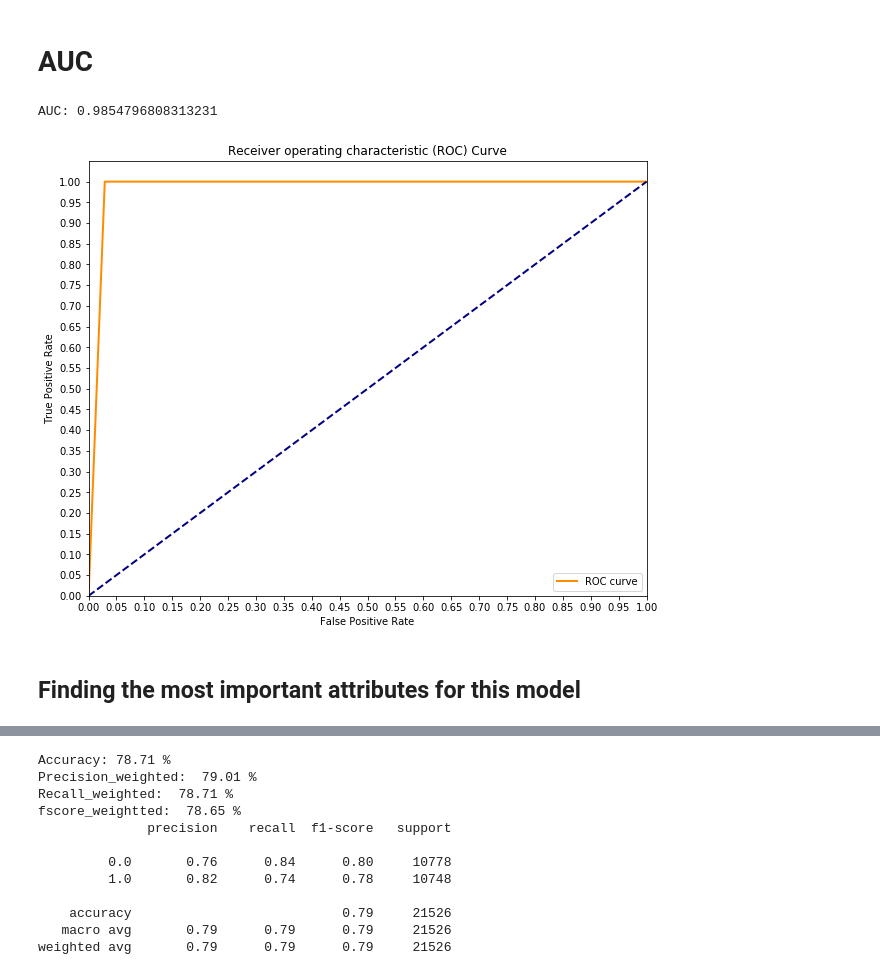
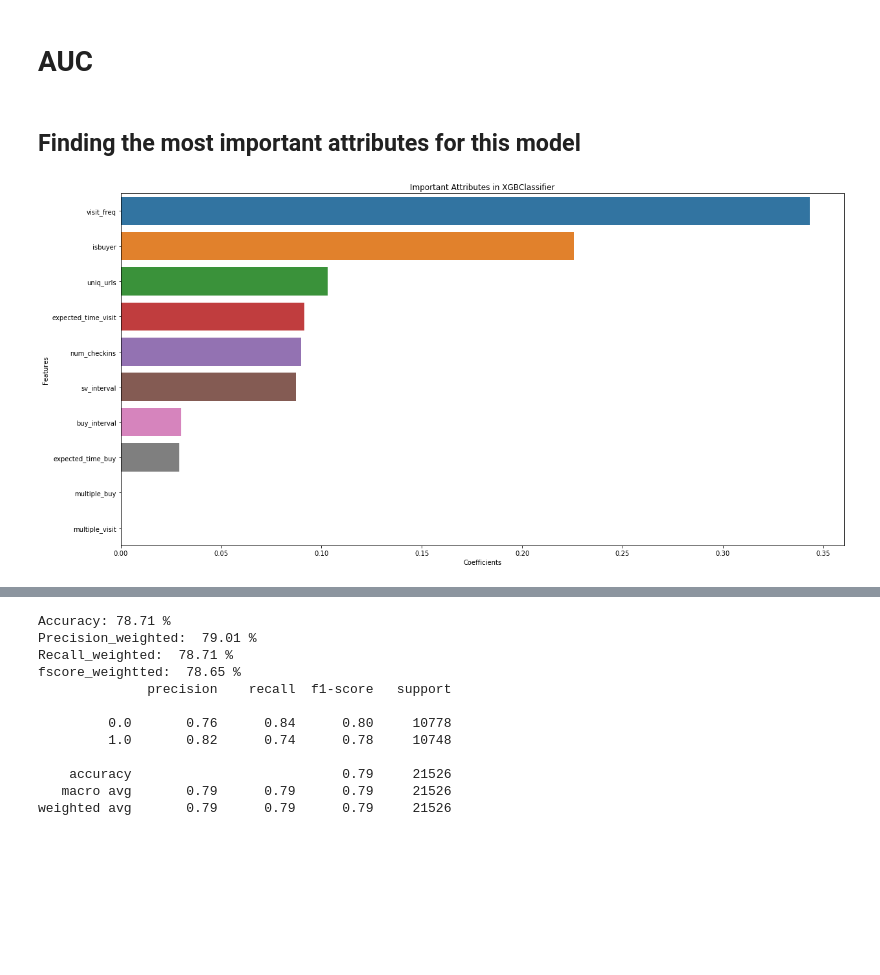
Before and after one commit to Cristinamulas/predicting-behavior-of-new-costumers-based-on-cookies-data, a Jupyter notebook: second_book_tuesday 409PM.ipynb, the cells around one changed output, grey strips where cells are left out. Cells and saved outputs as stored; diff of their text form; code cells hidden in the pictures; blank space fills up the shorter version.

```diff
--- a/second_book_tuesday 409PM.ipynb
+++ b/second_book_tuesday 409PM.ipynb
@@ -561,21 +510,0 @@ fpr, tpr, thresholds = roc_curve(y_test, prediction_test)
-# %%
-
-
-print('AUC: {}'.format(auc(fpr, tpr)))
-plt.figure(figsize=(10, 8))
-lw = 2
-plt.plot(fpr, tpr, color='darkorange',
-         lw=lw, label='ROC curve')
-plt.plot([0, 1], [0, 1], color='navy', lw=lw, linestyle='--')
-plt.xlim([0.0, 1.0])
-plt.ylim([0.0, 1.05])
-plt.yticks([i/20.0 for i in range(21)])
-plt.xticks([i/20.0 for i in range(21)])
-plt.xlabel('False Positive Rate')
-plt.ylabel('True Positive Rate')
-plt.title('Receiver operating characteristic (ROC) Curve')
-plt.legend(loc='lower right')
-plt.show()
-# %% [output]
-AUC: 0.9854796808313231
-[figure, removed]
@@ -582,4 +513,6 @@ AUC: 0.9854796808313231
 # %% [markdown]
 ## Finding the most important attributes for this model
 # %%
-cdf = pd.DataFrame(model_final.feature_importances_ , x.columns, columns=['Coefficients'])
+ploting_coefficients(model_final.feature_importances_ , x.columns, 'XGBClassifier')
+# %% [output]
+[figure, added]
```
Also changed, not shown: parts of 17 cells of this notebook, 1 other file.
